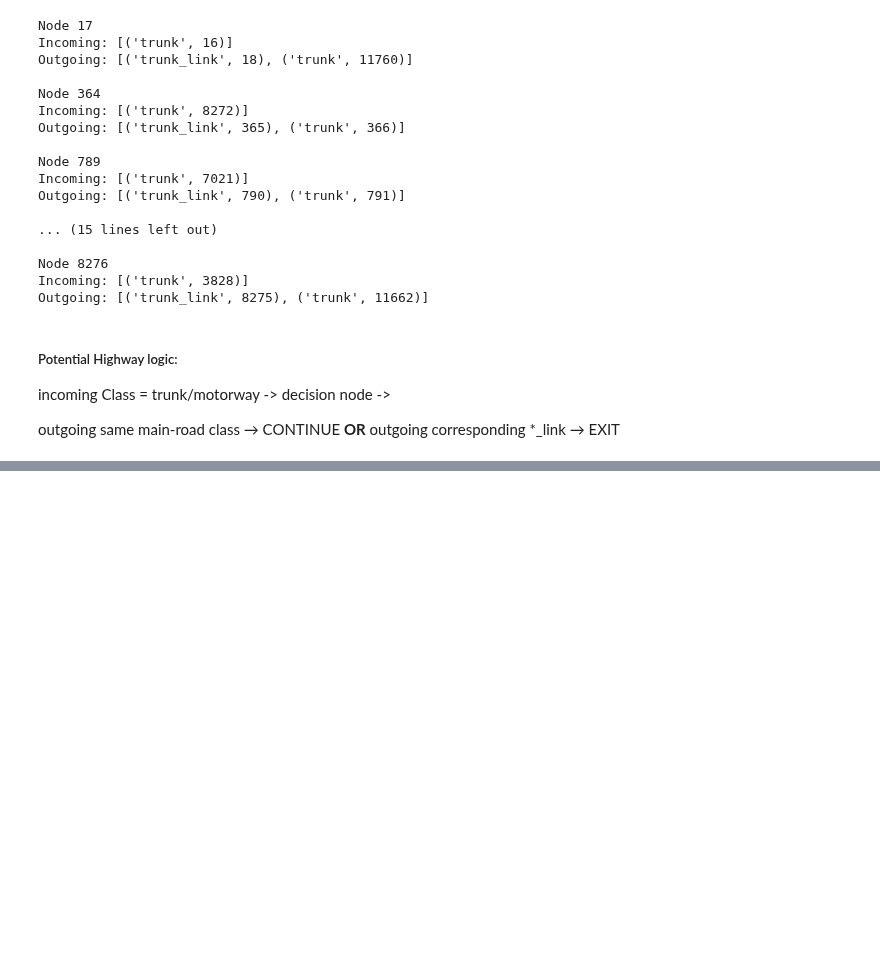
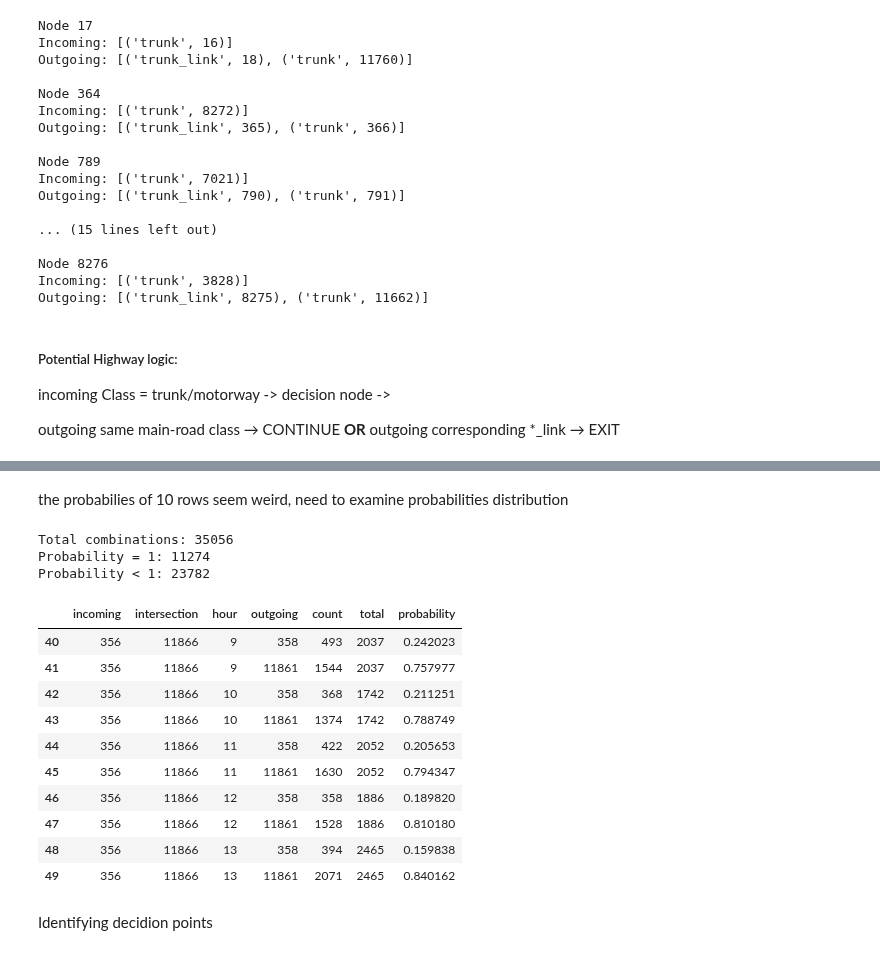
Before and after one commit to grigorashchenkoea/ev-traffic-charging-prediction, a Jupyter notebook: notebooks/01_data_exploration.ipynb, the cells around one changed output, grey strips where cells are left out. Cells and saved outputs as stored; diff of their text form; code cells hidden in the pictures; blank space fills up the shorter version.

```diff
--- a/notebooks/01_data_exploration.ipynb
+++ b/notebooks/01_data_exploration.ipynb
@@ -726,0 +1358,37 @@ outgoing same main-road class → CONTINUE **OR** outgoing corresponding *_link
+# %% [markdown]
+the probabilies of 10 rows seem weird, need to examine probabilities distribution
+# %%
+print("Total combinations:", len(turn_counts))
+
+print(
+    "Probability = 1:",
+    (turn_counts["probability"] == 1).sum()
+)
+
+print(
+    "Probability < 1:",
+    (turn_counts["probability"] < 1).sum()
+)
+
+display(
+    turn_counts.loc[
+        turn_counts["probability"] < 1
+    ].head(10)
+)
+# %% [output]
+Total combinations: 35056
+Probability = 1: 11274
+Probability < 1: 23782
+|  | incoming | intersection | hour | outgoing | count | total | probability |
+| 40 | 356 | 11866 | 9 | 358 | 493 | 2037 | 0.242023 |
+| 41 | 356 | 11866 | 9 | 11861 | 1544 | 2037 | 0.757977 |
+| 42 | 356 | 11866 | 10 | 358 | 368 | 1742 | 0.211251 |
+| 43 | 356 | 11866 | 10 | 11861 | 1374 | 1742 | 0.788749 |
+| 44 | 356 | 11866 | 11 | 358 | 422 | 2052 | 0.205653 |
+| 45 | 356 | 11866 | 11 | 11861 | 1630 | 2052 | 0.794347 |
+| 46 | 356 | 11866 | 12 | 358 | 358 | 1886 | 0.189820 |
+| 47 | 356 | 11866 | 12 | 11861 | 1528 | 1886 | 0.810180 |
+| 48 | 356 | 11866 | 13 | 358 | 394 | 2465 | 0.159838 |
+| 49 | 356 | 11866 | 13 | 11861 | 2071 | 2465 | 0.840162 |
+# %% [markdown]
+Identifying decidion points
```
Also changed, not shown: parts of 121 cells of this notebook, 6 other files.
